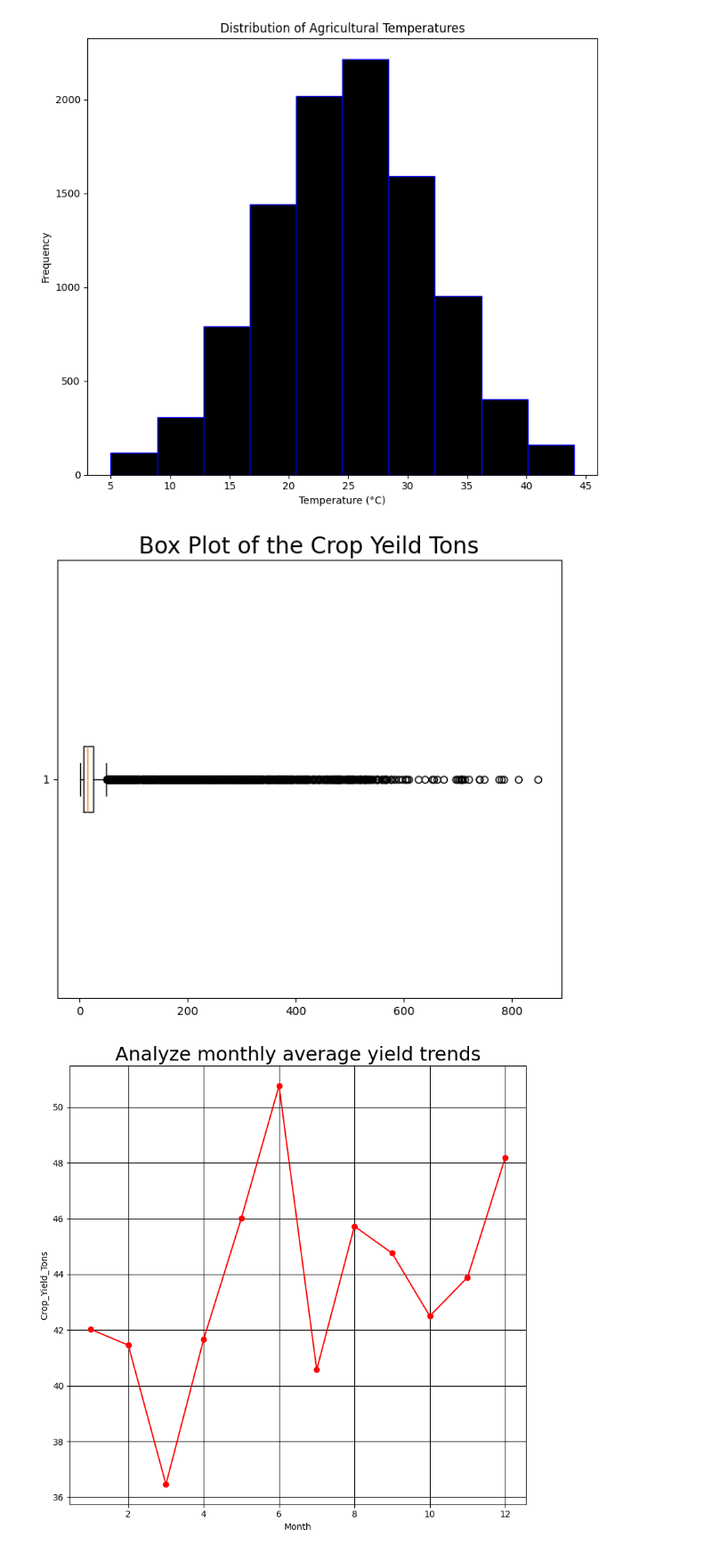
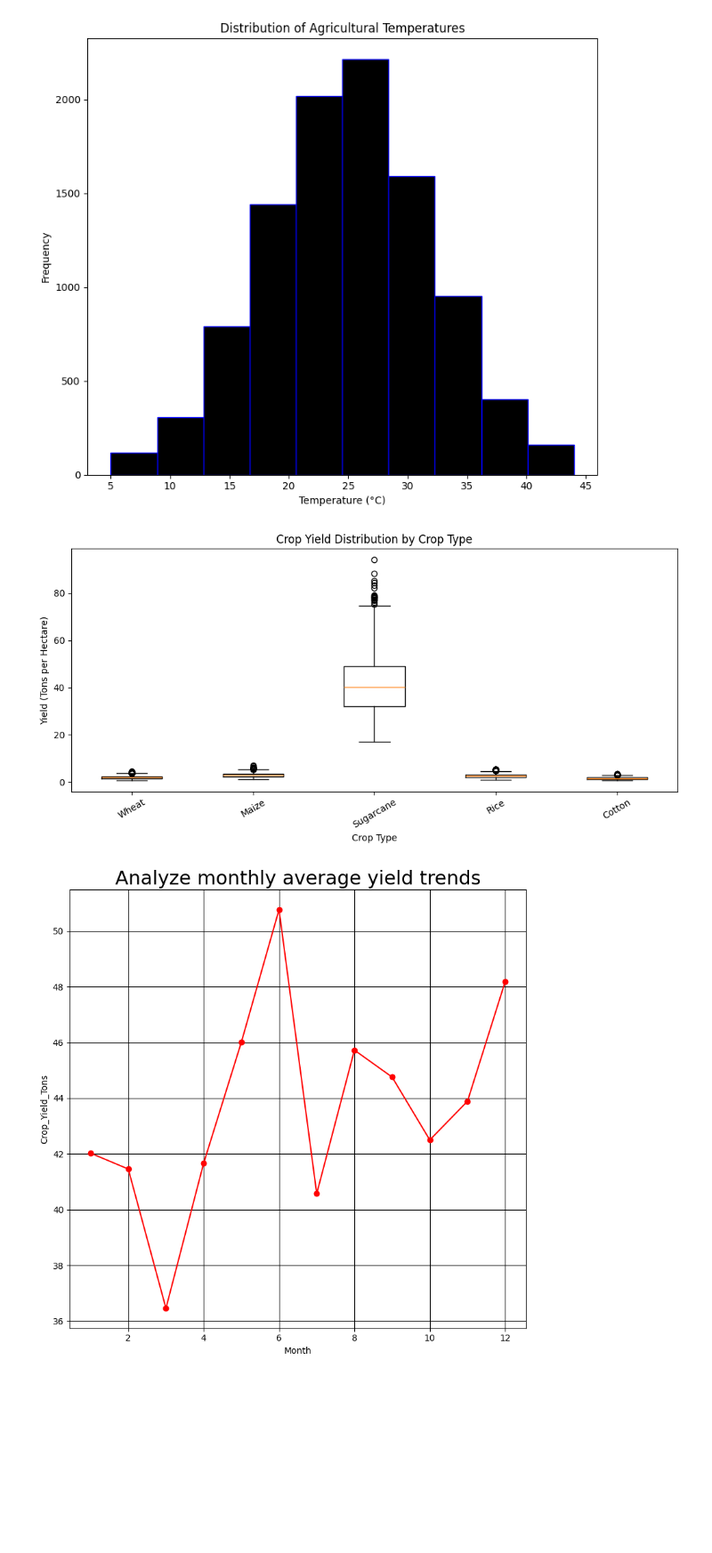
Before and after one commit to Engr-Jawad/Data-Science-Projects, a Jupyter notebook: agricultural_water_efficiency/Data_Visualaization.ipynb, the cells around one changed output. Shown at 89% size. Cells and saved outputs as stored; diff of their text form; code cells hidden in the pictures; blank space fills up the shorter version.

```diff
--- a/agricultural_water_efficiency/Data_Visualaization.ipynb
+++ b/agricultural_water_efficiency/Data_Visualaization.ipynb
@@ -54,8 +55,12 @@ plt.show()
 [figure]
 # %%
 # Investigate rainfall versus yield and calculate correlation.
+df["Yeild_Per_Hectares"] = (df["Crop_Yield_Tons"] / df["Area_Hectares"])
+rain_yield = df[["Rainfall_mm","Yeild_Per_Hectares"]]
+
 plt.figure(figsize=(9,6))
-plt.scatter(df["Rainfall_mm"],df["Crop_Yield_Tons"], alpha = 0.5,color = "blue",marker= '^')
+
+plt.scatter(rain_yield["Rainfall_mm"],rain_yield["Yeild_Per_Hectares"], alpha = 0.5,color = "blue",marker= '^')
 plt.title("Rainfall VS Crop Yeild",fontsize = 20)
 plt.xlabel("Crop yeild")
 plt.ylabel("Rainfall MM")
@@ -88,12 +93,25 @@ plt.show()
 [figure]
 # %%
 # Compare crop yield distributions and inspect potential outliers.
-plt.figure(figsize=(8,7))
-plt.boxplot(df["Crop_Yield_Tons"],vert=False)
-plt.title("Box Plot of the Crop Yeild Tons",fontsize = 20)
+crop_names = df["Crop_Type"].dropna().unique()
+
+box_data = []
+
+for crop in crop_names:
+    data = df[df["Crop_Type"] == crop]["Yeild_Per_Hectares"].dropna()
+    box_data.append(data)
+
+plt.figure(figsize=(10, 5))
+plt.boxplot(box_data, tick_labels=crop_names)
+
+plt.title("Crop Yield Distribution by Crop Type")
+plt.xlabel("Crop Type")
+plt.ylabel("Yield (Tons per Hectare)")
+plt.xticks(rotation=30)
+plt.tight_layout()
 plt.show()
 # %% [output]
-[figure, old version]
+[figure, new version]
 # %%
 # Analyze monthly average yield trends
 df["Date"] = pd.to_datetime(df["Date"])
```
Also changed, not shown: parts of 2 cells of this notebook, 2 other files.
